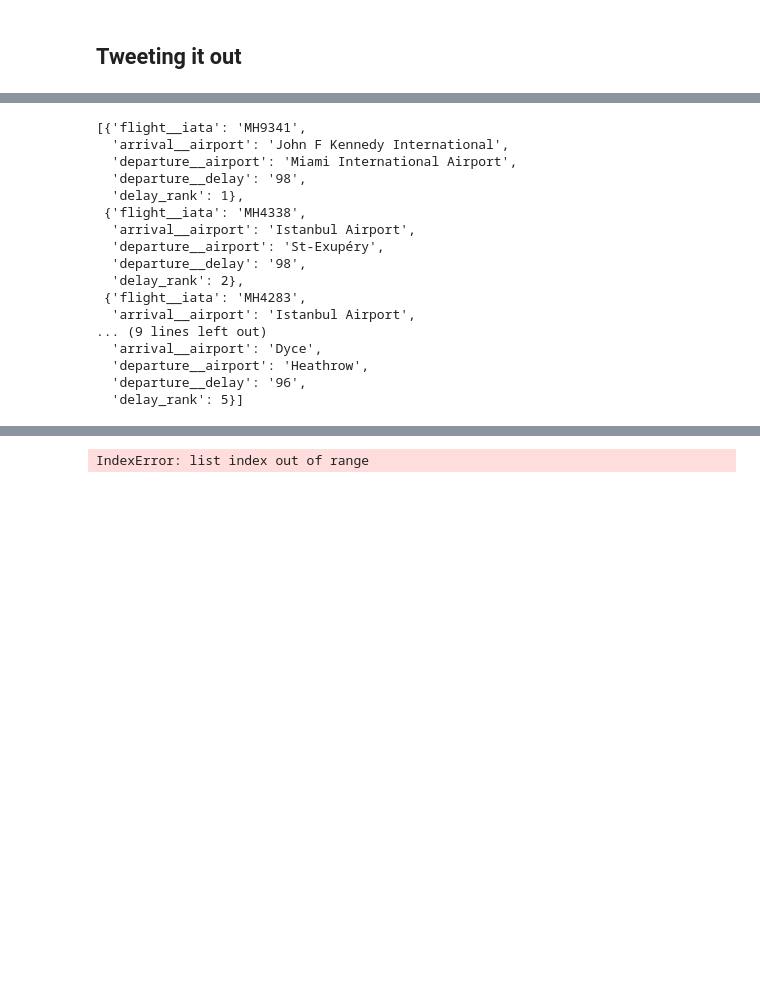
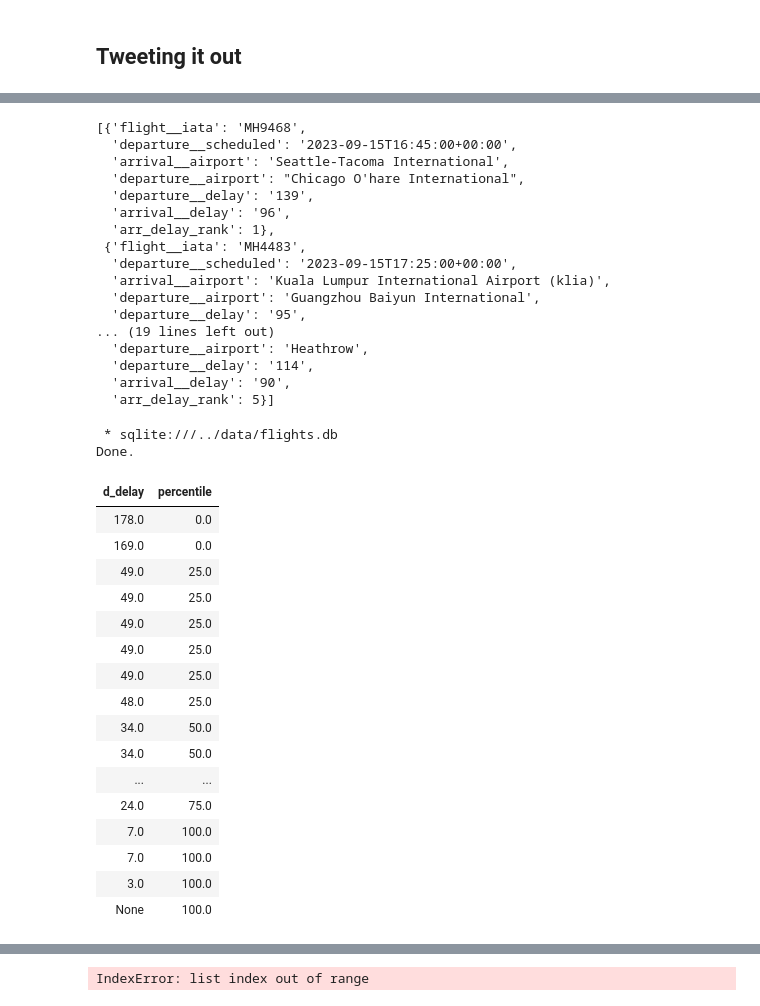
Before and after one commit to vykuang/mh-flight-logs, a Jupyter notebook: notebooks/mvp.ipynb, the cells around one changed output, grey strips where cells are left out. Cells and saved outputs as stored; diff of their text form; code cells hidden in the pictures; blank space fills up the shorter version.

```diff
--- a/notebooks/mvp.ipynb
+++ b/notebooks/mvp.ipynb
@@ -321,34 +324,71 @@ result
 most_delayed_sql = f"""
         select
             flight{sep}iata,
+            departure{sep}scheduled,
             arrival{sep}airport,
             departure{sep}airport,
             departure{sep}delay,
-            ROW_NUMBER() over (order by departure{sep}delay desc) delay_rank
+            arrival{sep}delay,
+            ROW_NUMBER() over (order by arrival{sep}delay desc) arr_delay_rank
         from {tbl_name}
-        where date(departure{sep}scheduled) = '{str_date}'
-        order by delay_rank
+        --where date(departure{sep}scheduled) = '{str_date}'
+        order by arr_delay_rank
         limit 5"""
-db_conn.row_factory = dict_factory
 with db_conn:
     curs = db_conn.execute(most_delayed_sql)
     result = curs.fetchall()
 result
 # %% [output]
-[{'flight__iata': 'MH9341',
-  'arrival__airport': 'John F Kennedy International',
-  'departure__airport': 'Miami International Airport',
-  'departure__delay': '98',
-  'delay_rank': 1},
- {'flight__iata': 'MH4338',
-  'arrival__airport': 'Istanbul Airport',
-  'departure__airport': 'St-Exupéry',
-  'departure__delay': '98',
-  'delay_rank': 2},
- {'flight__iata': 'MH4283',
-  'arrival__airport': 'Istanbul Airport',
-... (9 lines left out)
-  'arrival__airport': 'Dyce',
+[{'flight__iata': 'MH9468',
+  'departure__scheduled': '2023-09-15T16:45:00+00:00',
+  'arrival__airport': 'Seattle-Tacoma International',
+  'departure__airport': "Chicago O'hare International",
+  'departure__delay': '139',
+  'arrival__delay': '96',
+  'arr_delay_rank': 1},
+ {'flight__iata': 'MH4483',
+  'departure__scheduled': '2023-09-15T17:25:00+00:00',
+  'arrival__airport': 'Kuala Lumpur International Airport (klia)',
+  'departure__airport': 'Guangzhou Baiyun International',
+  'departure__delay': '95',
+... (19 lines left out)
   'departure__airport': 'Heathrow',
-  'departure__delay': '96',
-  'delay_rank': 5}]
+  'departure__delay': '114',
+  'arrival__delay': '90',
+  'arr_delay_rank': 5}]
+# %%
+%%sql
+WITH RECURSIVE
+    ranks(d_delay, d_delay_rank) AS
+        (SELECT
+            CAST(departure__delay AS INTEGER),
+            ROW_NUMBER() OVER (ORDER BY CAST(departure__delay AS INTEGER) DESC)
+        FROM import_flight_records)
+SELECT
+    d_delay,
+    100 * ROUND(
+        CAST(d_delay_rank AS FLOAT) / (
+            select max(d_delay_rank) from ranks
+        ), 2) as percentile
+FROM ranks
+WHERE percentile in (0, 25, 50, 75, 100);
+# %% [output]
+ * sqlite:///../data/flights.db
+Done.
+| d_delay | percentile |
+| 178.0 | 0.0 |
+| 169.0 | 0.0 |
+| 49.0 | 25.0 |
+| 49.0 | 25.0 |
+| 49.0 | 25.0 |
+| 49.0 | 25.0 |
+| 49.0 | 25.0 |
+| 48.0 | 25.0 |
+| 34.0 | 50.0 |
+| 34.0 | 50.0 |
+| ... | ... |
+| 24.0 | 75.0 |
+| 7.0 | 100.0 |
+| 7.0 | 100.0 |
+| 3.0 | 100.0 |
+| None | 100.0 |
```
Also changed, not shown: parts of 5 cells of this notebook, 1 other file.
